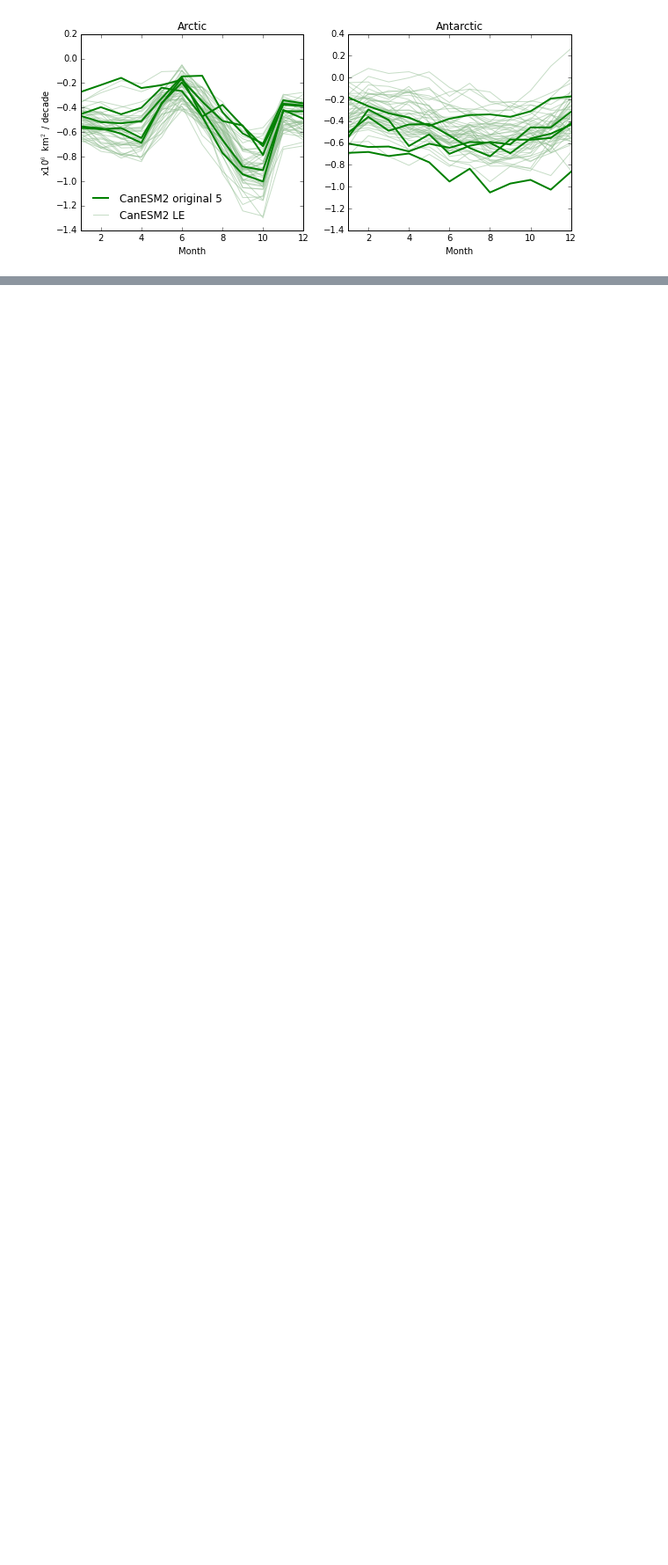
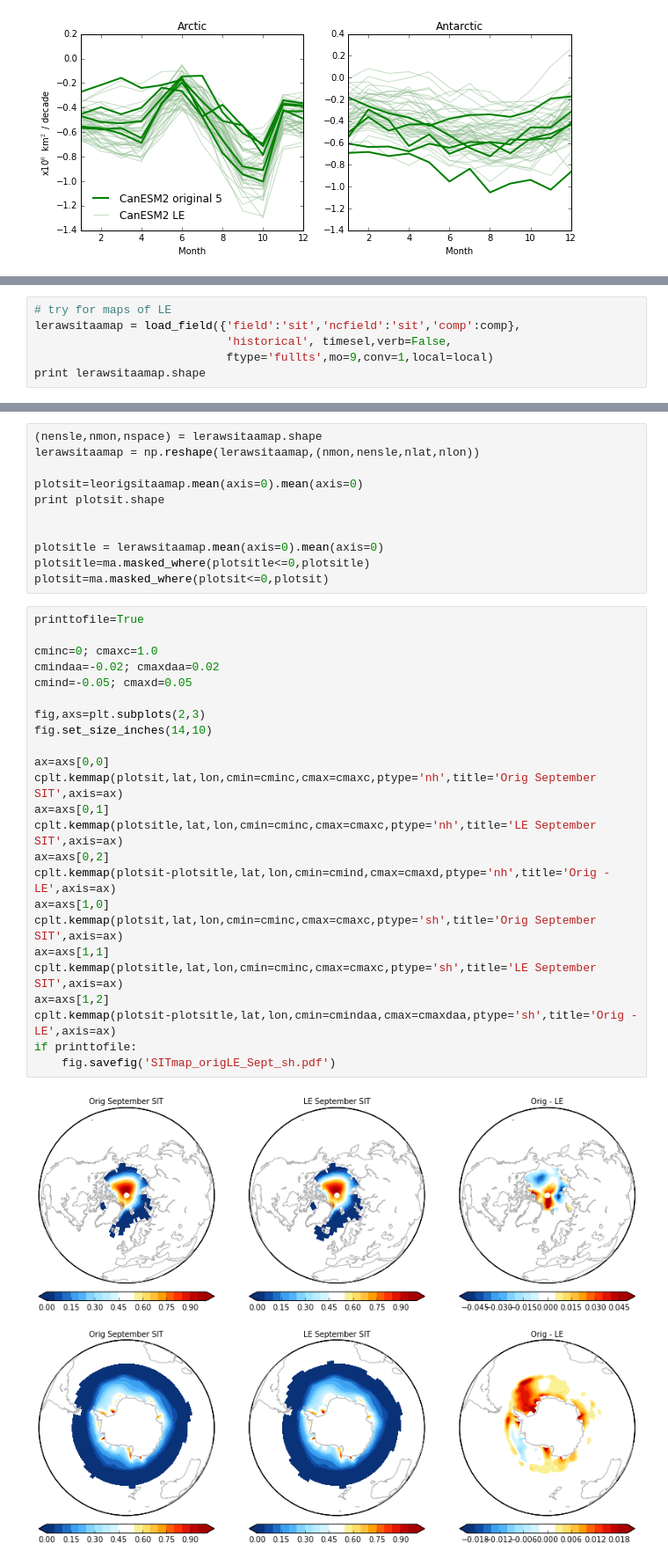
Before and after one commit to kemccusker/pyscripts, a Jupyter notebook: notebooks/le_seaicethickness.ipynb, the cells around one changed output, grey strips where cells are left out. Shown at 88% size. Drawn from its saved outputs; the diff is of its cells as text; blank space fills up the shorter version.

```diff
--- a/notebooks/le_seaicethickness.ipynb
+++ b/notebooks/le_seaicethickness.ipynb
@@ -202,0 +346,6 @@ if printtofile:
+# %%
+# try for maps of LE
+lerawsitaamap = load_field({'field':'sit','ncfield':'sit','comp':comp},
+                            'historical', timesel,verb=False,
+                            ftype='fullts',mo=9,conv=1,local=local)
+print lerawsitaamap.shape
@@ -202,0 +356,37 @@ if printtofile:
+# %%
+(nensle,nmon,nspace) = lerawsitaamap.shape
+lerawsitaamap = np.reshape(lerawsitaamap,(nmon,nensle,nlat,nlon))
+
+plotsit=leorigsitaamap.mean(axis=0).mean(axis=0)
+print plotsit.shape
+
+
+plotsitle = lerawsitaamap.mean(axis=0).mean(axis=0)
+plotsitle=ma.masked_where(plotsitle<=0,plotsitle)
+plotsit=ma.masked_where(plotsit<=0,plotsit)
+# %%
+printtofile=True
+
+cminc=0; cmaxc=1.0
+cmindaa=-0.02; cmaxdaa=0.02
+cmind=-0.05; cmaxd=0.05
+
+fig,axs=plt.subplots(2,3)
+fig.set_size_inches(14,10)
+
+ax=axs[0,0]
+cplt.kemmap(plotsit,lat,lon,cmin=cminc,cmax=cmaxc,ptype='nh',title='Orig September SIT',axis=ax)
+ax=axs[0,1]
+cplt.kemmap(plotsitle,lat,lon,cmin=cminc,cmax=cmaxc,ptype='nh',title='LE September SIT',axis=ax)
+ax=axs[0,2]
+cplt.kemmap(plotsit-plotsitle,lat,lon,cmin=cmind,cmax=cmaxd,ptype='nh',title='Orig - LE',axis=ax)
+ax=axs[1,0]
+cplt.kemmap(plotsit,lat,lon,cmin=cminc,cmax=cmaxc,ptype='sh',title='Orig September SIT',axis=ax)
+ax=axs[1,1]
+cplt.kemmap(plotsitle,lat,lon,cmin=cminc,cmax=cmaxc,ptype='sh',title='LE September SIT',axis=ax)
+ax=axs[1,2]
+cplt.kemmap(plotsit-plotsitle,lat,lon,cmin=cmindaa,cmax=cmaxdaa,ptype='sh',title='Orig - LE',axis=ax)
+if printtofile:
+    fig.savefig('SITmap_origLE_Sept_sh.pdf')
+# %% [output]
+[figure, added]
```
Also changed, not shown: parts of 16 cells of this notebook, 2 other files.
